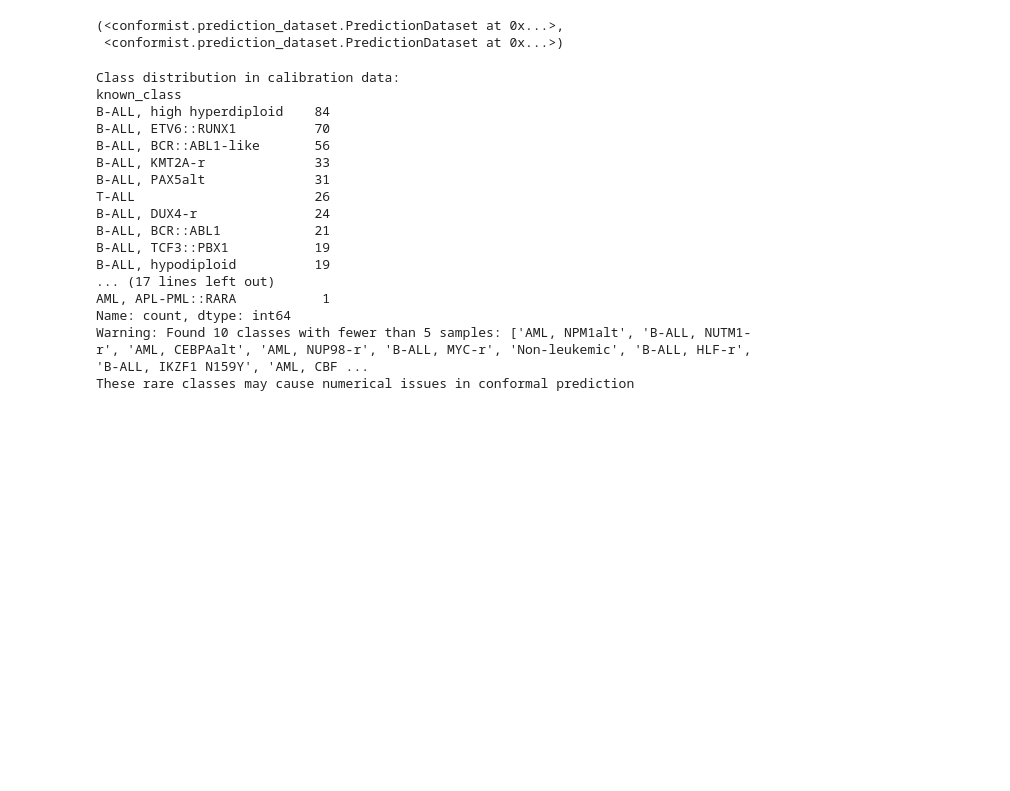
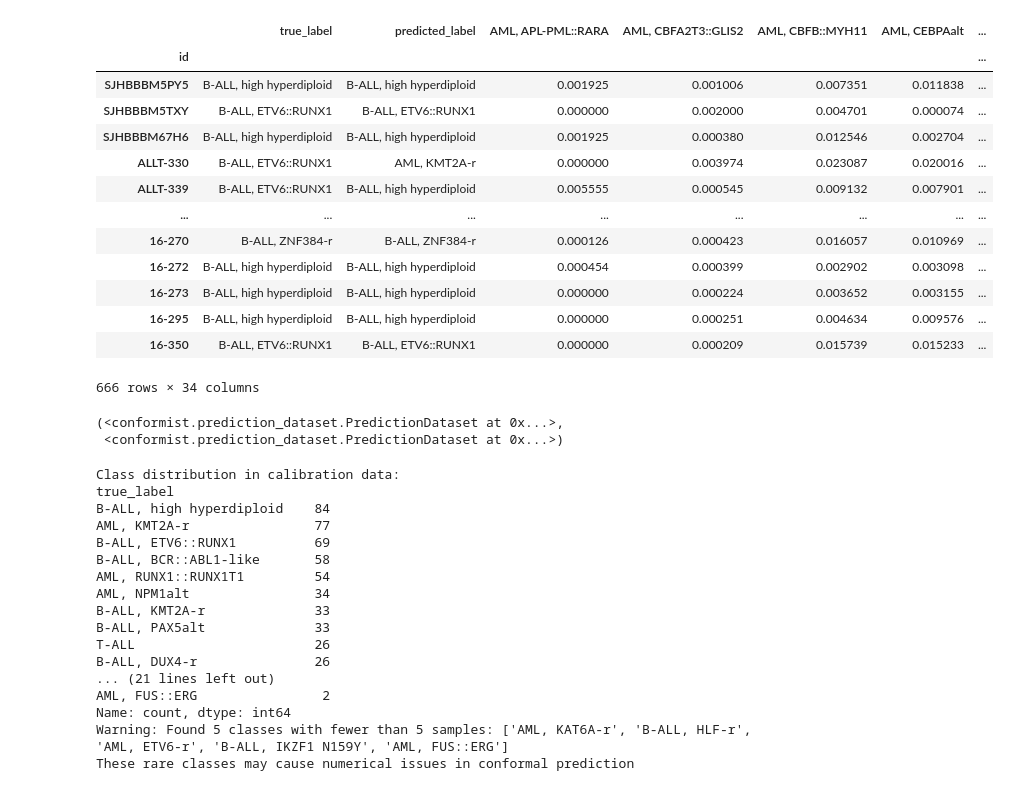
Before and after one commit to Molmed/pallas, a Jupyter notebook: conformal_prediction/cp_gex.ipynb, the cells around one changed output. Saved outputs shown, nothing was run; the diff lists cells and outputs as text; code cells hidden in the pictures; blank space fills up the shorter version.

```diff
--- a/conformal_prediction/cp_gex.ipynb
+++ b/conformal_prediction/cp_gex.ipynb
@@ -91 +44,21 @@ def format_probabilities_for_conformist(model, X, y, path):
+# %%
+PREDS_TEST_CSV_PATH = "/home/mariya/Development/pallas/reports/output/predictions/rf_GEX_20260606_190416/test-gex/test-gex_predictions.csv"
+# Load test predictions
+preds_test = pd.read_csv(PREDS_TEST_CSV_PATH, index_col=0)
+preds_test
+# %% [output]
+|  | true_label | predicted_label | AML, APL-PML::RARA | AML, CBFA2T3::GLIS2 | AML, CBFB::MYH11 | AML, CEBPAalt | ... |
+| id |  |  |  |  |  |  | ... |
+| SJHBBBM5PY5 | B-ALL, high hyperdiploid | B-ALL, high hyperdiploid | 0.001925 | 0.001006 | 0.007351 | 0.011838 | ... |
+| SJHBBBM5TXY | B-ALL, ETV6::RUNX1 | B-ALL, ETV6::RUNX1 | 0.000000 | 0.002000 | 0.004701 | 0.000074 | ... |
+| SJHBBBM67H6 | B-ALL, high hyperdiploid | B-ALL, high hyperdiploid | 0.001925 | 0.000380 | 0.012546 | 0.002704 | ... |
+| ALLT-330 | B-ALL, ETV6::RUNX1 | AML, KMT2A-r | 0.000000 | 0.003974 | 0.023087 | 0.020016 | ... |
+| ALLT-339 | B-ALL, ETV6::RUNX1 | B-ALL, high hyperdiploid | 0.005555 | 0.000545 | 0.009132 | 0.007901 | ... |
+| ... | ... | ... | ... | ... | ... | ... | ... |
+| 16-270 | B-ALL, ZNF384-r | B-ALL, ZNF384-r | 0.000126 | 0.000423 | 0.016057 | 0.010969 | ... |
+| 16-272 | B-ALL, high hyperdiploid | B-ALL, high hyperdiploid | 0.000454 | 0.000399 | 0.002902 | 0.003098 | ... |
+| 16-273 | B-ALL, high hyperdiploid | B-ALL, high hyperdiploid | 0.000000 | 0.000224 | 0.003652 | 0.003155 | ... |
+| 16-295 | B-ALL, high hyperdiploid | B-ALL, high hyperdiploid | 0.000000 | 0.000251 | 0.004634 | 0.009576 | ... |
+| 16-350 | B-ALL, ETV6::RUNX1 | B-ALL, ETV6::RUNX1 | 0.000000 | 0.000209 | 0.015739 | 0.015233 | ... |
+666 rows × 34 columns
 # %%
@@ -101,7 +84,7 @@ calpd, testpd
  <conformist.prediction_dataset.PredictionDataset at 0x...>)
 # %%
 # First, check for rare classes in the calibration dataset
-class_counts = calpd.df['known_class'].value_counts()
+class_counts = calpd.df['true_label'].value_counts()
 print("Class distribution in calibration data:")
 print(class_counts)
 
@@ -136,21 +119,21 @@ mcp.calibrate()
 #     trial.run_reports(OUTPUT_DIR)
 # %% [output]
 Class distribution in calibration data:
-known_class
+true_label
 B-ALL, high hyperdiploid    84
-B-ALL, ETV6::RUNX1          70
-B-ALL, BCR::ABL1-like       56
+AML, KMT2A-r                77
+B-ALL, ETV6::RUNX1          69
+B-ALL, BCR::ABL1-like       58
+AML, RUNX1::RUNX1T1         54
+AML, NPM1alt                34
 B-ALL, KMT2A-r              33
-B-ALL, PAX5alt              31
+B-ALL, PAX5alt              33
 T-ALL                       26
-B-ALL, DUX4-r               24
-B-ALL, BCR::ABL1            21
-B-ALL, TCF3::PBX1           19
-B-ALL, hypodiploid          19
-... (17 lines left out)
-AML, APL-PML::RARA           1
+B-ALL, DUX4-r               26
+... (21 lines left out)
+AML, FUS::ERG                2
 Name: count, dtype: int64
-Warning: Found 10 classes with fewer than 5 samples: ['AML, NPM1alt', 'B-ALL, NUTM1-r', 'AML, CEBPAalt', 'AML, NUP98-r', 'B-ALL, MYC-r', 'Non-leukemic', 'B-ALL, HLF-r', 'B-ALL, IKZF1 N159Y', 'AML, CBF ...
+Warning: Found 5 classes with fewer than 5 samples: ['AML, KAT6A-r', 'B-ALL, HLF-r', 'AML, ETV6-r', 'B-ALL, IKZF1 N159Y', 'AML, FUS::ERG']
 These rare classes may cause numerical issues in conformal prediction
 # %%
 ALPHA=0.05
```
Also changed, not shown: parts of 11 cells of this notebook, 23 other files.
